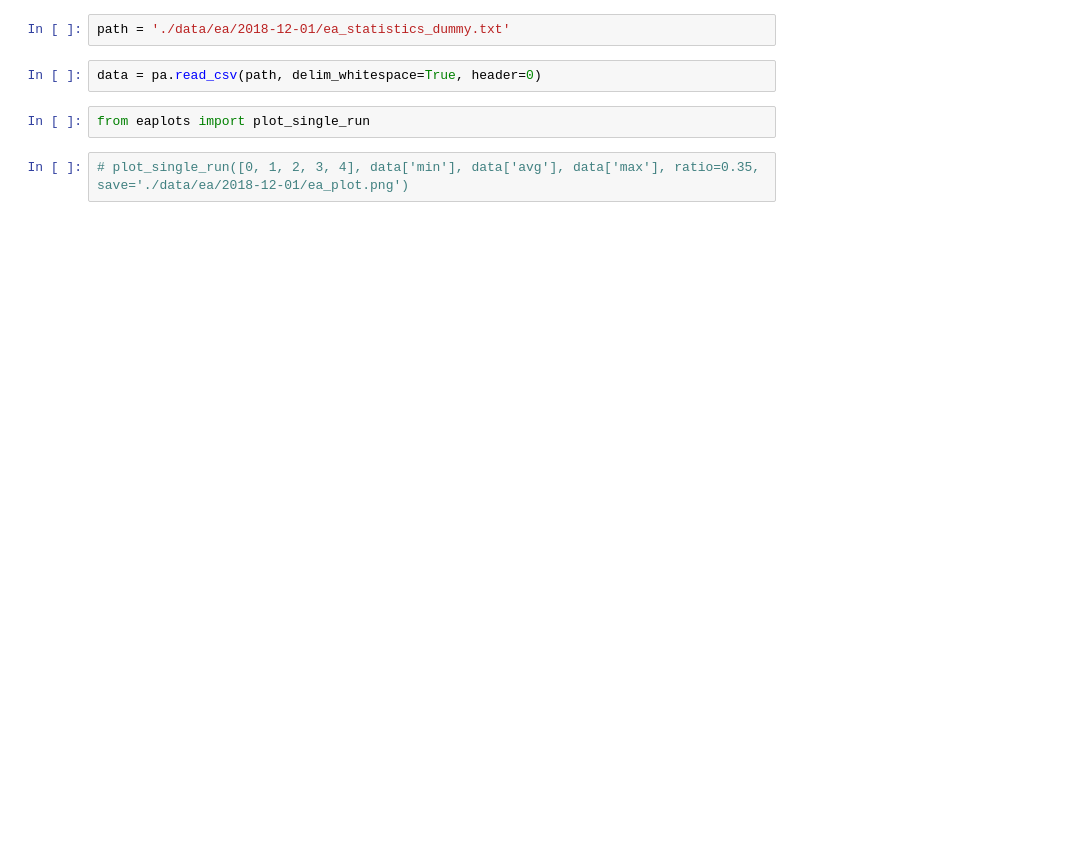
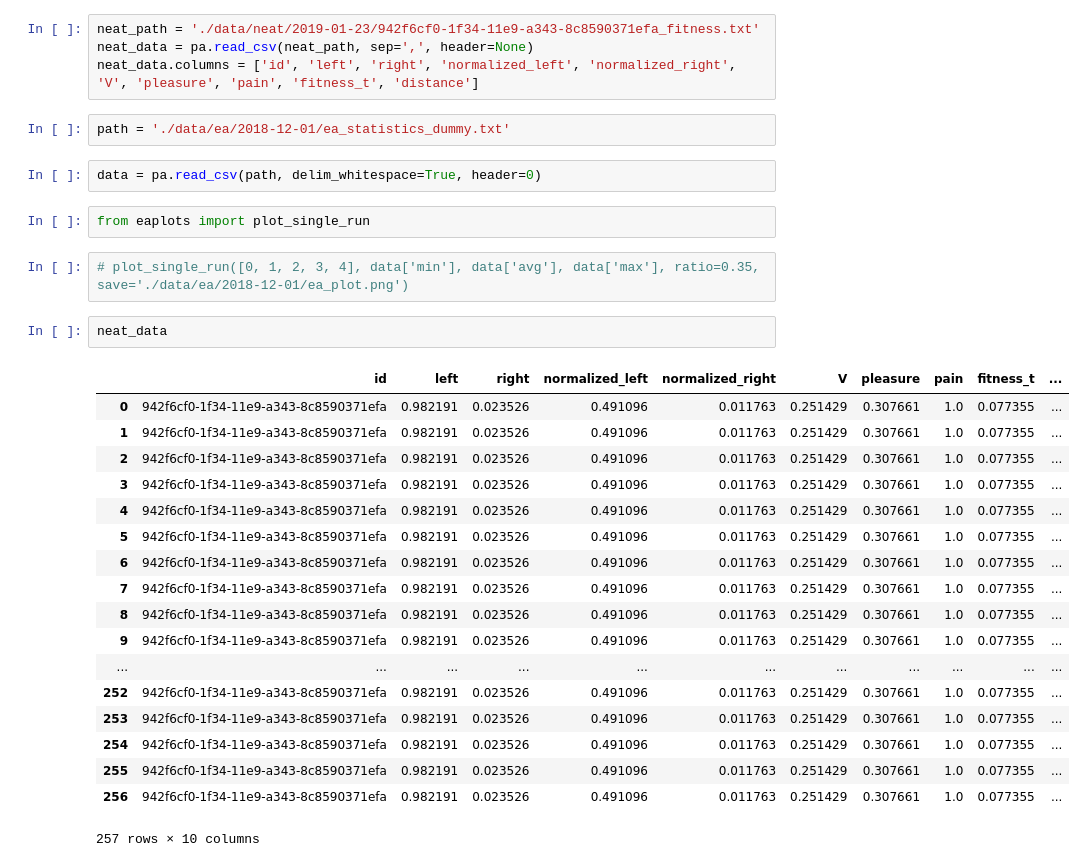
Before and after one commit to richban/tachikoma, a Jupyter notebook: data_check.ipynb, the cells around one changed output. Saved outputs shown, nothing was run; the diff lists cells and outputs as text; blank space fills up the shorter version.

```diff
--- a/data_check.ipynb
+++ b/data_check.ipynb
@@ -51,3 +46,7 @@ ea_data.columns = ['id', 'left', 'right', 'normalized_left', 'normalized_right',
+# %%
+neat_path = './data/neat/2019-01-23/942f6cf0-1f34-11e9-a343-8c8590371efa_fitness.txt'
+neat_data = pa.read_csv(neat_path, sep=',', header=None)
+neat_data.columns = ['id', 'left', 'right', 'normalized_left', 'normalized_right', 'V', 'pleasure', 'pain', 'fitness_t', 'distance']
 # %%
 path = './data/ea/2018-12-01/ea_statistics_dummy.txt'
 # %%
@@ -56,3 +55,24 @@ data = pa.read_csv(path, delim_whitespace=True, header=0)
 from eaplots import plot_single_run
 # %%
 # plot_single_run([0, 1, 2, 3, 4], data['min'], data['avg'], data['max'], ratio=0.35, save='./data/ea/2018-12-01/ea_plot.png')
+# %%
+neat_data
+# %% [output]
+|  | id | left | right | normalized_left | normalized_right | V | pleasure | pain | fitness_t | ... |
+| 0 | 942f6cf0-1f34-11e9-a343-8c8590371efa | 0.982191 | 0.023526 | 0.491096 | 0.011763 | 0.251429 | 0.307661 | 1.0 | 0.077355 | ... |
+| 1 | 942f6cf0-1f34-11e9-a343-8c8590371efa | 0.982191 | 0.023526 | 0.491096 | 0.011763 | 0.251429 | 0.307661 | 1.0 | 0.077355 | ... |
+| 2 | 942f6cf0-1f34-11e9-a343-8c8590371efa | 0.982191 | 0.023526 | 0.491096 | 0.011763 | 0.251429 | 0.307661 | 1.0 | 0.077355 | ... |
+| 3 | 942f6cf0-1f34-11e9-a343-8c8590371efa | 0.982191 | 0.023526 | 0.491096 | 0.011763 | 0.251429 | 0.307661 | 1.0 | 0.077355 | ... |
+| 4 | 942f6cf0-1f34-11e9-a343-8c8590371efa | 0.982191 | 0.023526 | 0.491096 | 0.011763 | 0.251429 | 0.307661 | 1.0 | 0.077355 | ... |
+| 5 | 942f6cf0-1f34-11e9-a343-8c8590371efa | 0.982191 | 0.023526 | 0.491096 | 0.011763 | 0.251429 | 0.307661 | 1.0 | 0.077355 | ... |
+| 6 | 942f6cf0-1f34-11e9-a343-8c8590371efa | 0.982191 | 0.023526 | 0.491096 | 0.011763 | 0.251429 | 0.307661 | 1.0 | 0.077355 | ... |
+| 7 | 942f6cf0-1f34-11e9-a343-8c8590371efa | 0.982191 | 0.023526 | 0.491096 | 0.011763 | 0.251429 | 0.307661 | 1.0 | 0.077355 | ... |
+| 8 | 942f6cf0-1f34-11e9-a343-8c8590371efa | 0.982191 | 0.023526 | 0.491096 | 0.011763 | 0.251429 | 0.307661 | 1.0 | 0.077355 | ... |
+| 9 | 942f6cf0-1f34-11e9-a343-8c8590371efa | 0.982191 | 0.023526 | 0.491096 | 0.011763 | 0.251429 | 0.307661 | 1.0 | 0.077355 | ... |
+| ... | ... | ... | ... | ... | ... | ... | ... | ... | ... | ... |
+| 252 | 942f6cf0-1f34-11e9-a343-8c8590371efa | 0.982191 | 0.023526 | 0.491096 | 0.011763 | 0.251429 | 0.307661 | 1.0 | 0.077355 | ... |
+| 253 | 942f6cf0-1f34-11e9-a343-8c8590371efa | 0.982191 | 0.023526 | 0.491096 | 0.011763 | 0.251429 | 0.307661 | 1.0 | 0.077355 | ... |
+| 254 | 942f6cf0-1f34-11e9-a343-8c8590371efa | 0.982191 | 0.023526 | 0.491096 | 0.011763 | 0.251429 | 0.307661 | 1.0 | 0.077355 | ... |
+| 255 | 942f6cf0-1f34-11e9-a343-8c8590371efa | 0.982191 | 0.023526 | 0.491096 | 0.011763 | 0.251429 | 0.307661 | 1.0 | 0.077355 | ... |
+| 256 | 942f6cf0-1f34-11e9-a343-8c8590371efa | 0.982191 | 0.023526 | 0.491096 | 0.011763 | 0.251429 | 0.307661 | 1.0 | 0.077355 | ... |
+257 rows × 10 columns
```
Also changed, not shown: parts of 2 cells of this notebook, 3 other files.
